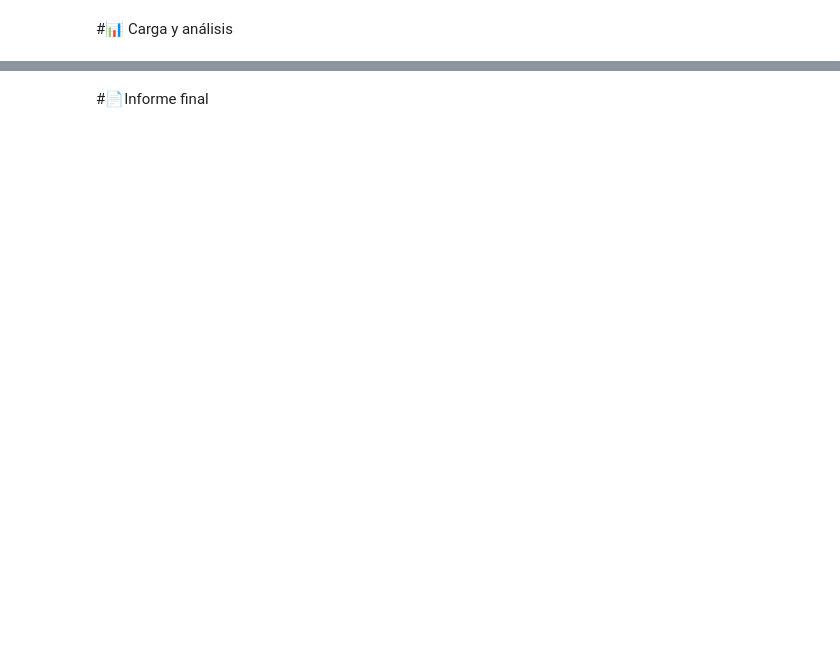
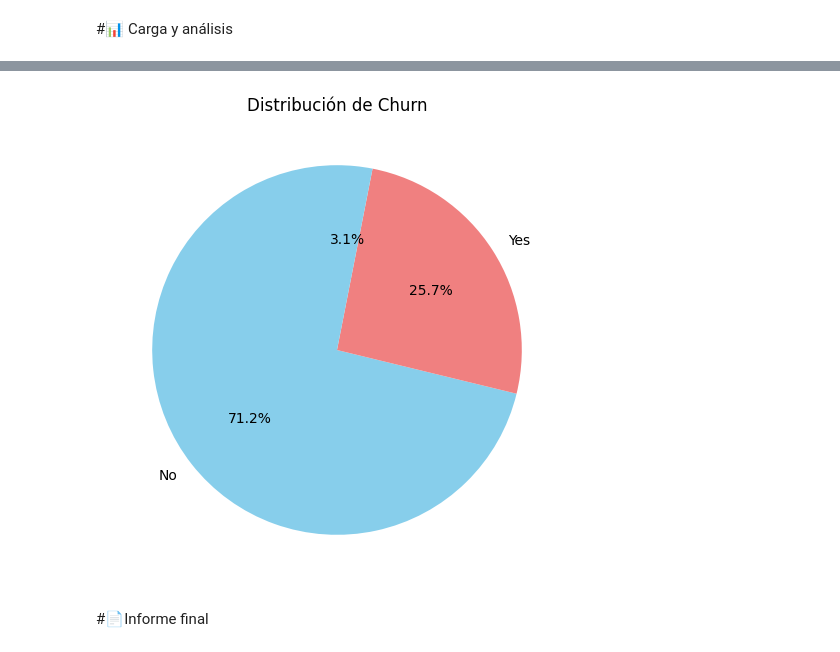
Before and after one commit to cmrondon2000/challenge2-data-science-LATAM, a Jupyter notebook: TelecomX_LATAM.ipynb, the cells around one changed output, grey strips where cells are left out. Drawn from its saved outputs; the diff is of its cells as text; code cells hidden in the pictures; blank space fills up the shorter version.

```diff
--- a/TelecomX_LATAM.ipynb
+++ b/TelecomX_LATAM.ipynb
@@ -120,3 +120,6 @@ datos_combinados.dtypes
 | Charges.Monthly | float64 |
 | Charges.Total | object |
 dtype: object
+# %%
+datos_combinados["Cuentas_Diarias"]=datos_combinados["Charges.Monthly"]/30
+datos_combinados.head()
@@ -125,2 +148,13 @@ dtype: object
+# %%
+import matplotlib.pyplot as plt
+
+churn_counts = datos_combinados['Churn'].value_counts()
+
+plt.figure(figsize=(6, 6))
+plt.pie(churn_counts, labels=churn_counts.index, autopct='%1.1f%%', startangle=90, colors=['skyblue', 'lightcoral'])
+plt.title('Distribución de Churn')
+plt.show()
+# %% [output]
+[figure, added]
 # %% [markdown]
 #📄Informe final
```
Also changed, not shown: parts of 11 cells of this notebook.
